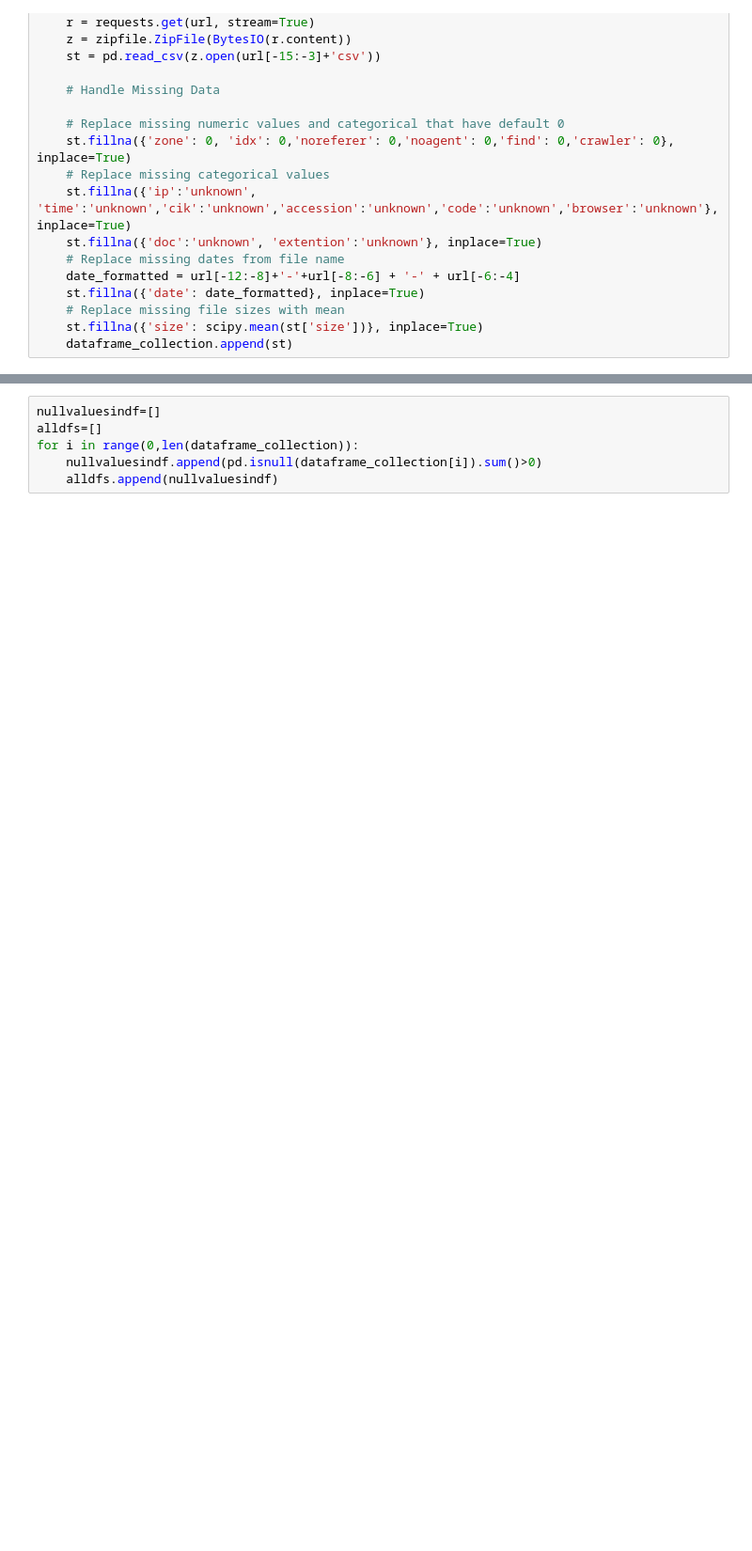
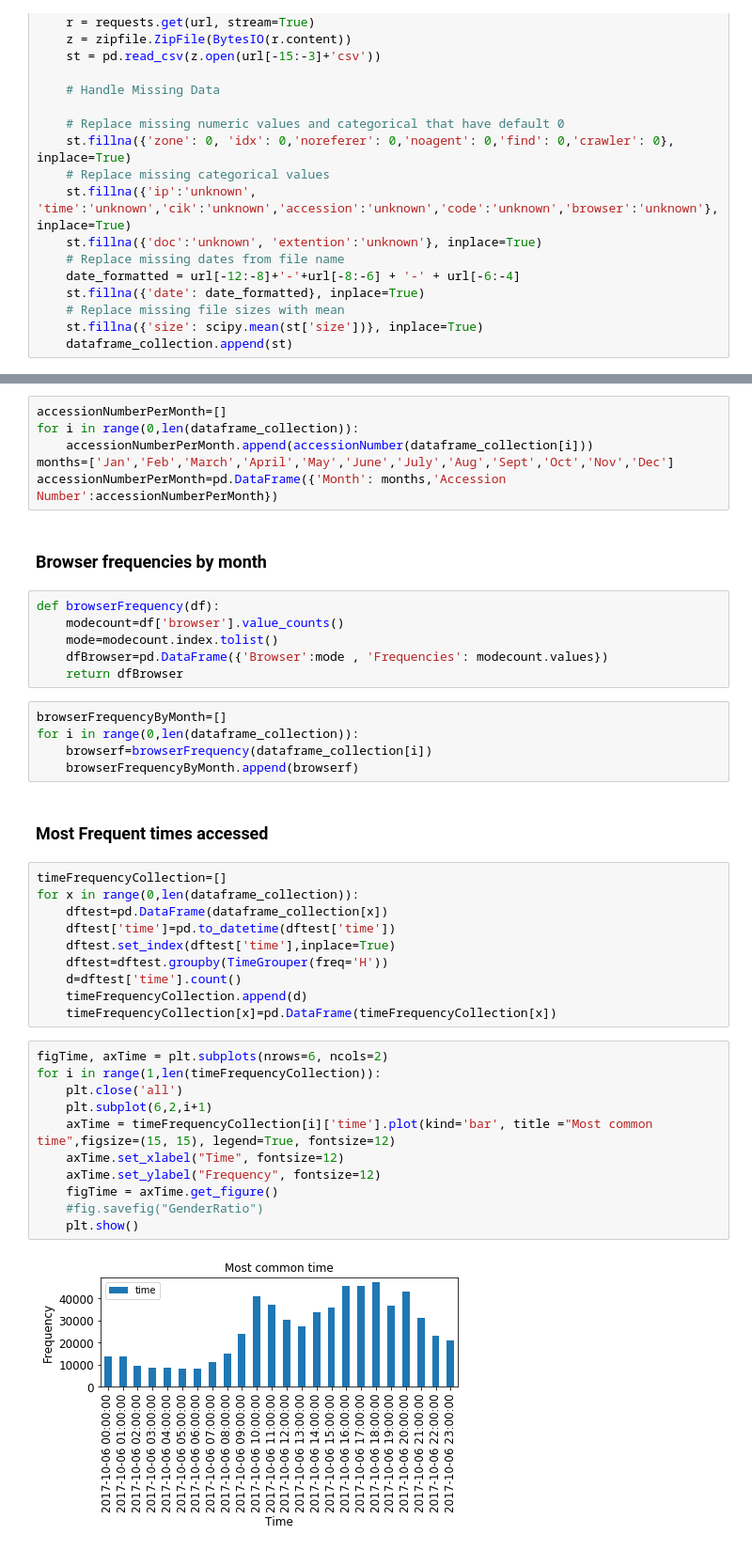
Before and after one commit to erstrong/INFO-7390-ADS-Fall-17-TeamNo., a Jupyter notebook: Assignment 1/Problem 2/Problem 2.ipynb, the cells around one changed output, grey strips where cells are left out. Shown at 94% size. Saved outputs shown, nothing was run; the diff lists cells and outputs as text; blank space fills up the shorter version.

```diff
--- a/Assignment 1/Problem 2/Problem 2.ipynb
+++ b/Assignment 1/Problem 2/Problem 2.ipynb
@@ -86,6 +105,44 @@ for url in urls:
+# %%
+accessionNumberPerMonth=[]
+for i in range(0,len(dataframe_collection)):
+    accessionNumberPerMonth.append(accessionNumber(dataframe_collection[i]))
+months=['Jan','Feb','March','April','May','June','July','Aug','Sept','Oct','Nov','Dec']
+accessionNumberPerMonth=pd.DataFrame({'Month': months,'Accession Number':accessionNumberPerMonth})
+# %% [markdown]
+### Browser frequencies by month
+# %%
+def browserFrequency(df):
+    modecount=df['browser'].value_counts()
+    mode=modecount.index.tolist()
+    dfBrowser=pd.DataFrame({'Browser':mode , 'Frequencies': modecount.values})
+    return dfBrowser
 # %%
-nullvaluesindf=[]
-alldfs=[]
+browserFrequencyByMonth=[]
 for i in range(0,len(dataframe_collection)):
-    nullvaluesindf.append(pd.isnull(dataframe_collection[i]).sum()>0)
-    alldfs.append(nullvaluesindf)
+    browserf=browserFrequency(dataframe_collection[i])
+    browserFrequencyByMonth.append(browserf)
+# %% [markdown]
+### Most Frequent times accessed
+# %%
+timeFrequencyCollection=[]
+for x in range(0,len(dataframe_collection)):
+    dftest=pd.DataFrame(dataframe_collection[x])
+    dftest['time']=pd.to_datetime(dftest['time'])
+    dftest.set_index(dftest['time'],inplace=True)
+    dftest=dftest.groupby(TimeGrouper(freq='H'))
+    d=dftest['time'].count()
+    timeFrequencyCollection.append(d)
+    timeFrequencyCollection[x]=pd.DataFrame(timeFrequencyCollection[x])
+# %%
+figTime, axTime = plt.subplots(nrows=6, ncols=2)
+for i in range(1,len(timeFrequencyCollection)):
+    plt.close('all')
+    plt.subplot(6,2,i+1)
+    axTime = timeFrequencyCollection[i]['time'].plot(kind='bar', title ="Most common time",figsize=(15, 15), legend=True, fontsize=12)
+    axTime.set_xlabel("Time", fontsize=12)
+    axTime.set_ylabel("Frequency", fontsize=12)
+    figTime = axTime.get_figure()
+    #fig.savefig("GenderRatio")
+    plt.show()
+# %% [output]
+[figure, added]
```
Also changed, not shown: parts of 15 cells of this notebook, 3 other files.
